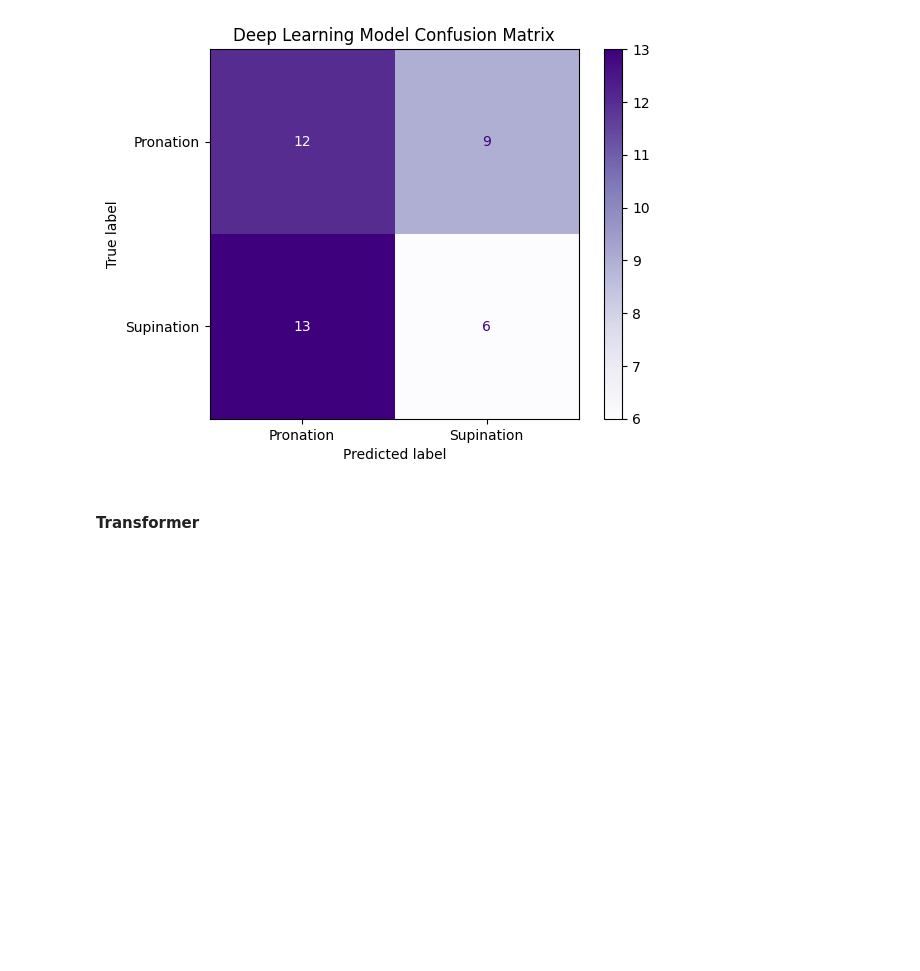
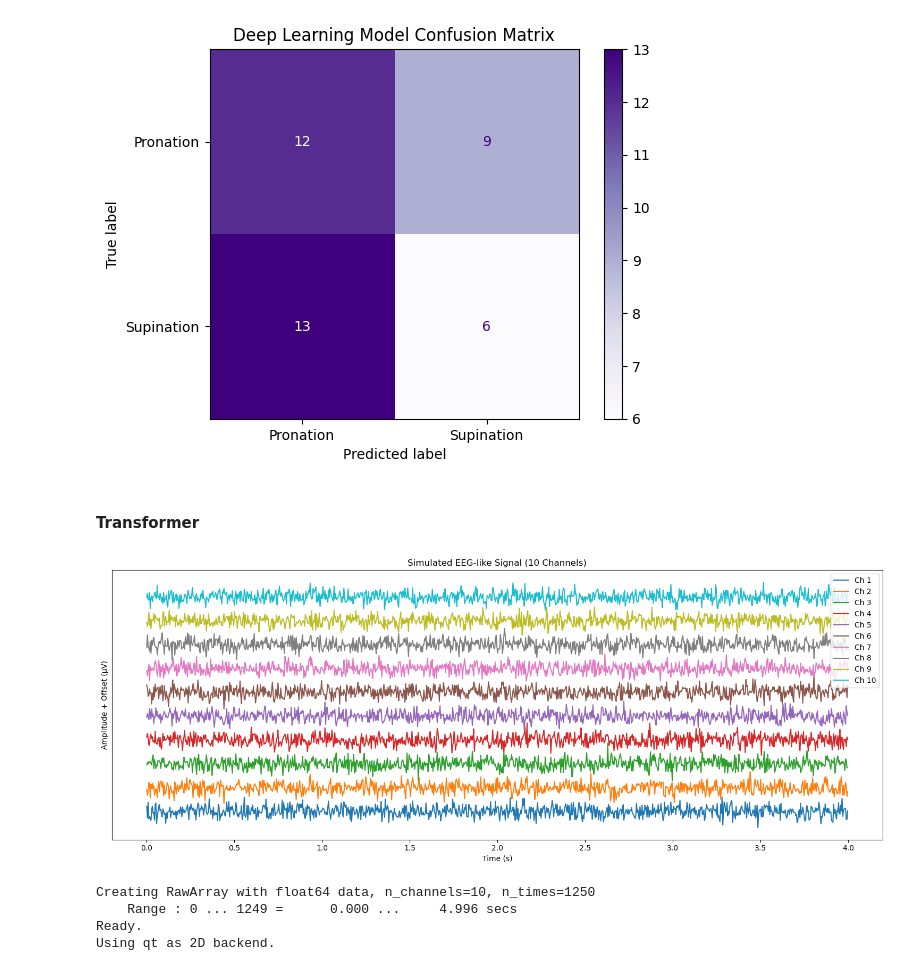
Before and after one commit to cepdnaclk/e19-4yp-Classification-of-Motor-Imagery-EEG-based-Tasks-for-Brain-Computer-Interfacing-Applications, a Jupyter notebook: code/Intra_Subject_MI_task_Classification.ipynb, the cells around one changed output. Saved outputs shown, nothing was run; the diff lists cells and outputs as text; code cells hidden in the pictures; blank space fills up the shorter version.

```diff
--- a/code/Intra_Subject_MI_task_Classification.ipynb
+++ b/code/Intra_Subject_MI_task_Classification.ipynb
@@ -354,0 +573,18 @@ Using data from preloaded Raw for 100 events and 5501 original time points ...
+# %%
+# See the sample data of .npz file
+import numpy as np
+
+# Replace with your actual file path
+file_path = '/storage/projects1/e19-4yp-mi-eeg-for-bci/ashan/processed_data/session1_sub1_twist_MI.npz'
+
+data = np.load(file_path)
+print("Keys in the file:", data.files)
+
+X = data['X']
+y = data['y']
+
+print("X shape:", X.shape)  # e.g., (n_trials, n_channels, n_times)
+print("y shape:", y.shape)  # e.g., (n_trials,)
+print("Sample label values:", np.unique(y))
+print("First label:", y[0])
+print("First trial data:", X[0])
@@ -581,3 +1830,56 @@ class EEG_Transformer(nn.Module):
 print("\nTraining Transformer...")
 transformer_model = EEG_Transformer(input_size=n_channels, num_classes=2)
 train_model(transformer_model, train_loader, test_loader)
+# %%
+import numpy as np
+import matplotlib.pyplot as plt
+
+# Simulate random EEG-like data
+n_channels = 10
+n_samples = 1000
+sfreq = 250  # sampling frequency (Hz)
+times = np.arange(n_samples) / sfreq  # time vector
+
+# Random signal in microvolts
+data = np.random.randn(n_channels, n_samples) * 10  # scale to ~10 µV
+
+plt.figure(figsize=(15, 6))
+
+# Plot each channel with vertical offset
+for i in range(n_channels):
+    plt.plot(times, data[i] + i * 50, label=f'Ch {i+1}')  # offset by 50 µV
+
+plt.xlabel('Time (s)')
+plt.ylabel('Amplitude + Offset (µV)')
+plt.title('Simulated EEG-like Signal (10 Channels)')
+plt.yticks([])  # hide y-axis ticks (because of offsets)
+plt.legend(loc='upper right')
+plt.tight_layout()
+plt.show()
+# %% [output]
+[figure, added]
+# %%
+import mne
+import numpy as np
+
+# Create info for 10 EEG channels
+n_channels = 10
+sfreq = 250  # Sampling frequency
+ch_names = [f'EEG {i+1}' for i in range(n_channels)]
+ch_types = ['eeg'] * n_channels
+info = mne.create_info(ch_names=ch_names, sfreq=sfreq, ch_types=ch_types)
+
+# Generate random EEG-like data (in Volts)
+n_times = sfreq * 5  # 5 seconds
+data = np.random.randn(n_channels, n_times) * 1e-6  # scale to ~1 µV
+
+# Create Raw object from the synthetic data
+raw = mne.io.RawArray(data, info)
+
+# Plot only first 10 channels, autoscale on
+raw.plot(n_channels=10, scalings='auto', title='Simulated EEG Data')
+# %% [output]
+Creating RawArray with float64 data, n_channels=10, n_times=1250
+    Range : 0 ... 1249 =      0.000 ...     4.996 secs
+Ready.
+Using qt as 2D backend.
```
Also changed, not shown: parts of 29 cells of this notebook, 5 other files.
